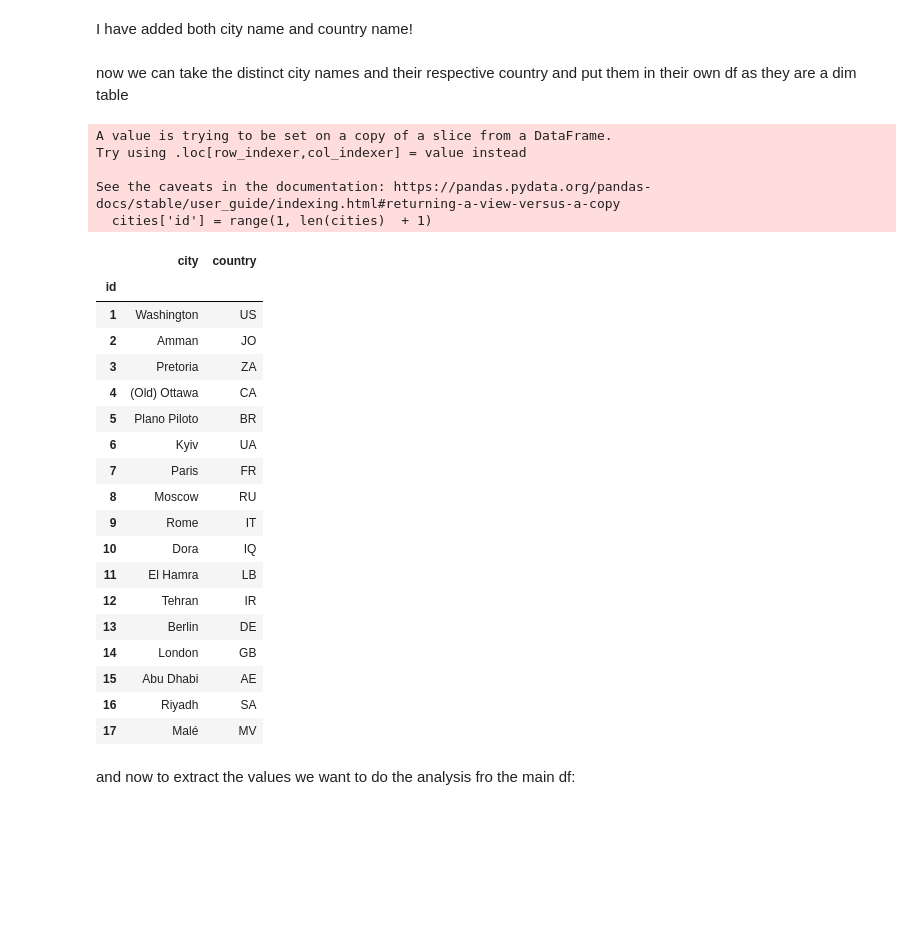
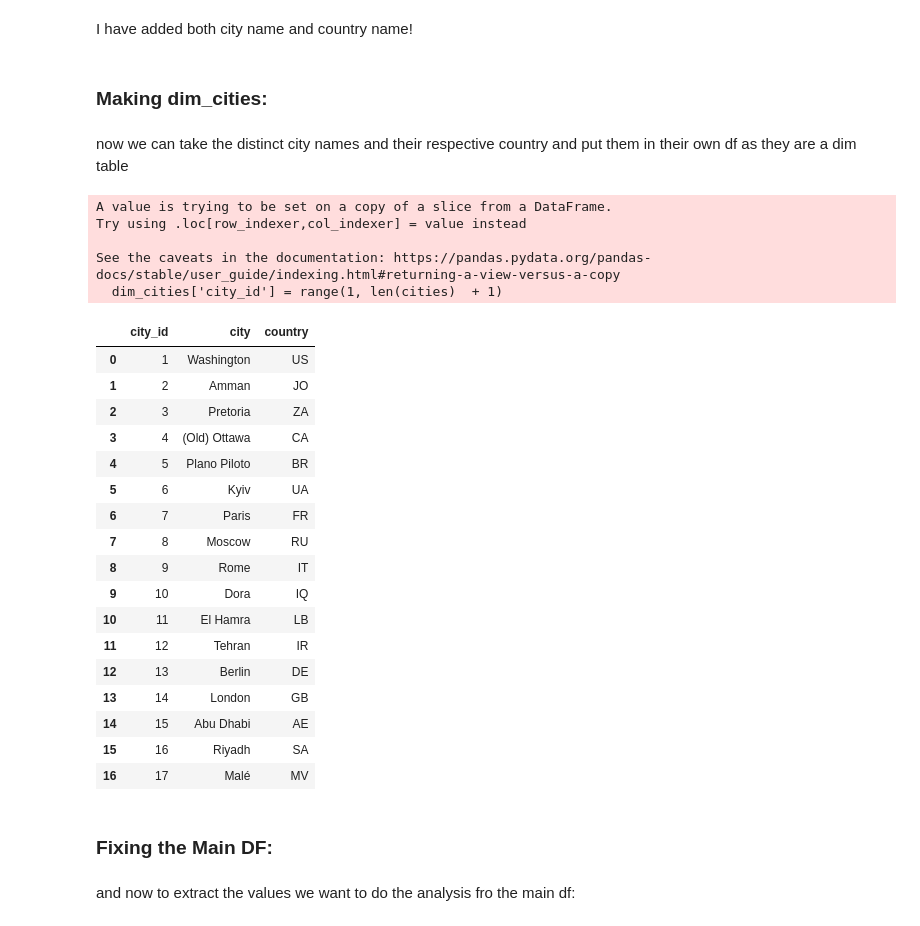
Before and after one commit to reinefakih/BlinkMetrics-Data-Engineering-Project, a Jupyter notebook: testing/transformations_test.ipynb, the cells around one changed output. Cells and saved outputs as stored; diff of their text form; code cells hidden in the pictures; blank space fills up the shorter version.

```diff
--- a/testing/transformations_test.ipynb
+++ b/testing/transformations_test.ipynb
@@ -224,39 +271,44 @@ Name: country, dtype: object
 the names are abit different but it's okay, it wont hinder our analysis! (we can try using a different API or a library)
 # %% [markdown]
 I have added both city name and country name!
+# %% [markdown]
+### Making dim_cities:
 # %% [markdown]
 now we can take the distinct city names and their respective country and put them in their own df as they are a dim table
-# %%
-cities = df[['city', 'country']]
-cities['id'] = range(1, len(cities)  + 1)
-
-cities = cities[['id', 'city', 'country']]
-cities = cities.set_index('id')
-cities
-# %% [output]
-A value is trying to be set on a copy of a slice from a DataFrame.
-Try using .loc[row_indexer,col_indexer] = value instead
-
-See the caveats in the documentation: https://pandas.pydata.org/pandas-docs/stable/user_guide/indexing.html#returning-a-view-versus-a-copy
-  cities['id'] = range(1, len(cities)  + 1)
-|  | city | country |
-| id |  |  |
-| 1 | Washington | US |
-| 2 | Amman | JO |
-| 3 | Pretoria | ZA |
-| 4 | (Old) Ottawa | CA |
-| 5 | Plano Piloto | BR |
-| 6 | Kyiv | UA |
-| 7 | Paris | FR |
-| 8 | Moscow | RU |
-| 9 | Rome | IT |
-| 10 | Dora | IQ |
-| 11 | El Hamra | LB |
-| 12 | Tehran | IR |
-| 13 | Berlin | DE |
-| 14 | London | GB |
-| 15 | Abu Dhabi | AE |
-| 16 | Riyadh | SA |
-| 17 | Malé | MV |
+# %%
+dim_cities = df[['city', 'country']] # getting the newly added city column and the country column from the df to make a new df from them
+dim_cities = dim_cities.drop_duplicates() # dropping any duplicated rows
+
+dim_cities['city_id'] = range(1, len(dim_cities)  + 1) # adding an id column
+
+dim_cities = dim_cities[['city_id', 'city', 'country']] # organizing the columns
+
+dim_cities # making sure everything worked
+# %% [output]
+A value is trying to be set on a copy of a slice from a DataFrame.
+Try using .loc[row_indexer,col_indexer] = value instead
+
+See the caveats in the documentation: https://pandas.pydata.org/pandas-docs/stable/user_guide/indexing.html#returning-a-view-versus-a-copy
+  dim_cities['city_id'] = range(1, len(cities)  + 1)
+|  | city_id | city | country |
+| 0 | 1 | Washington | US |
+| 1 | 2 | Amman | JO |
+| 2 | 3 | Pretoria | ZA |
+| 3 | 4 | (Old) Ottawa | CA |
+| 4 | 5 | Plano Piloto | BR |
+| 5 | 6 | Kyiv | UA |
+| 6 | 7 | Paris | FR |
+| 7 | 8 | Moscow | RU |
+| 8 | 9 | Rome | IT |
+| 9 | 10 | Dora | IQ |
+| 10 | 11 | El Hamra | LB |
+| 11 | 12 | Tehran | IR |
+| 12 | 13 | Berlin | DE |
+| 13 | 14 | London | GB |
+| 14 | 15 | Abu Dhabi | AE |
+| 15 | 16 | Riyadh | SA |
+| 16 | 17 | Malé | MV |
+# %% [markdown]
+### Fixing the Main DF:
 # %% [markdown]
 and now to extract the values we want to do the analysis fro the main df:
```
Also changed, not shown: parts of 83 cells of this notebook.
